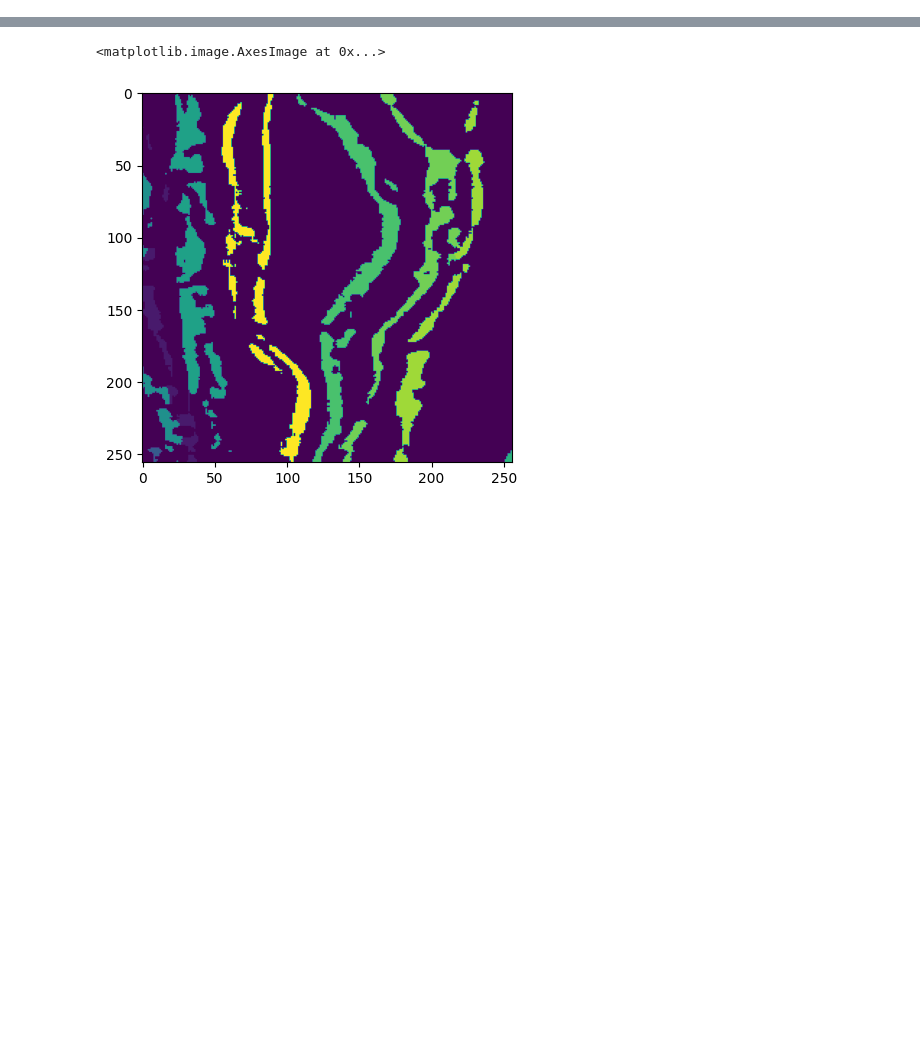
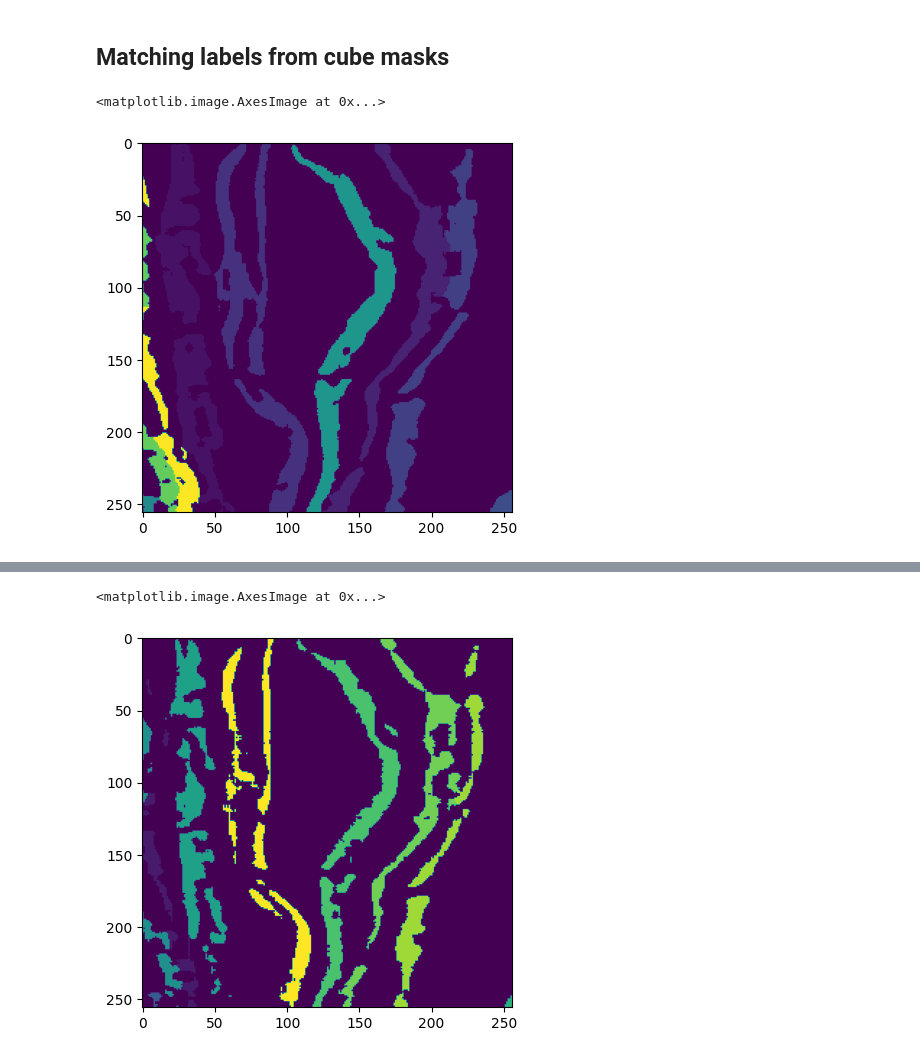
Before and after one commit to lcparker/synthetic-pages, a Jupyter notebook: stitching-experiments.ipynb, the cells around one changed output, grey strips where cells are left out. Cells and saved outputs as stored; diff of their text form; code cells hidden in the pictures; blank space fills up the shorter version.

```diff
--- a/stitching-experiments.ipynb
+++ b/stitching-experiments.ipynb
@@ -28,2 +28,4 @@ HTTPError: 404 Client Error: Not Found for url: https://dl.ash2txt.org/full-scro
+# %% [markdown]
+## Matching labels from cube masks
 # %%
 import matplotlib.pyplot as plt
@@ -31,0 +63,5 @@ c2 = Nrrd.from_file("automatic-stitching-candidates/01744_02000_04560_mask.nrrd"
+# %%
+plt.imshow(giver_edge)
+# %% [output]
+<matplotlib.image.AxesImage at 0x...>
+[figure, added]
```
Also changed, not shown: parts of 36 cells of this notebook.
